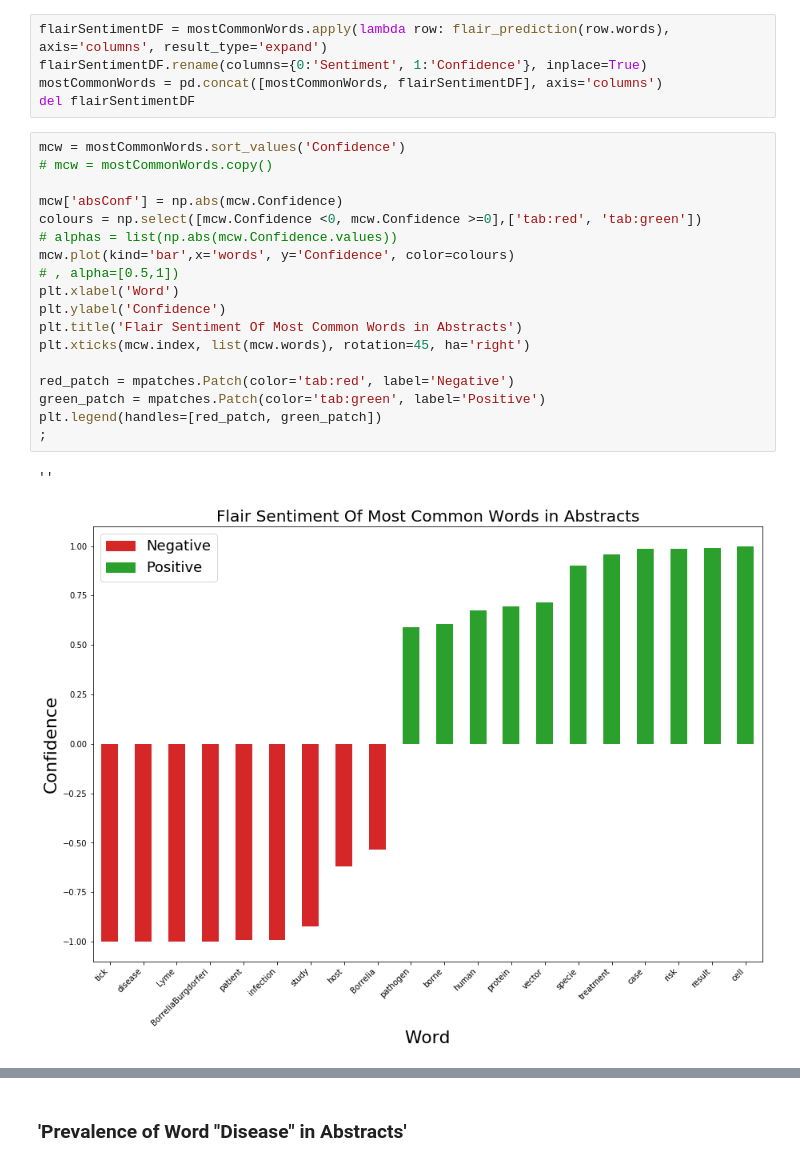
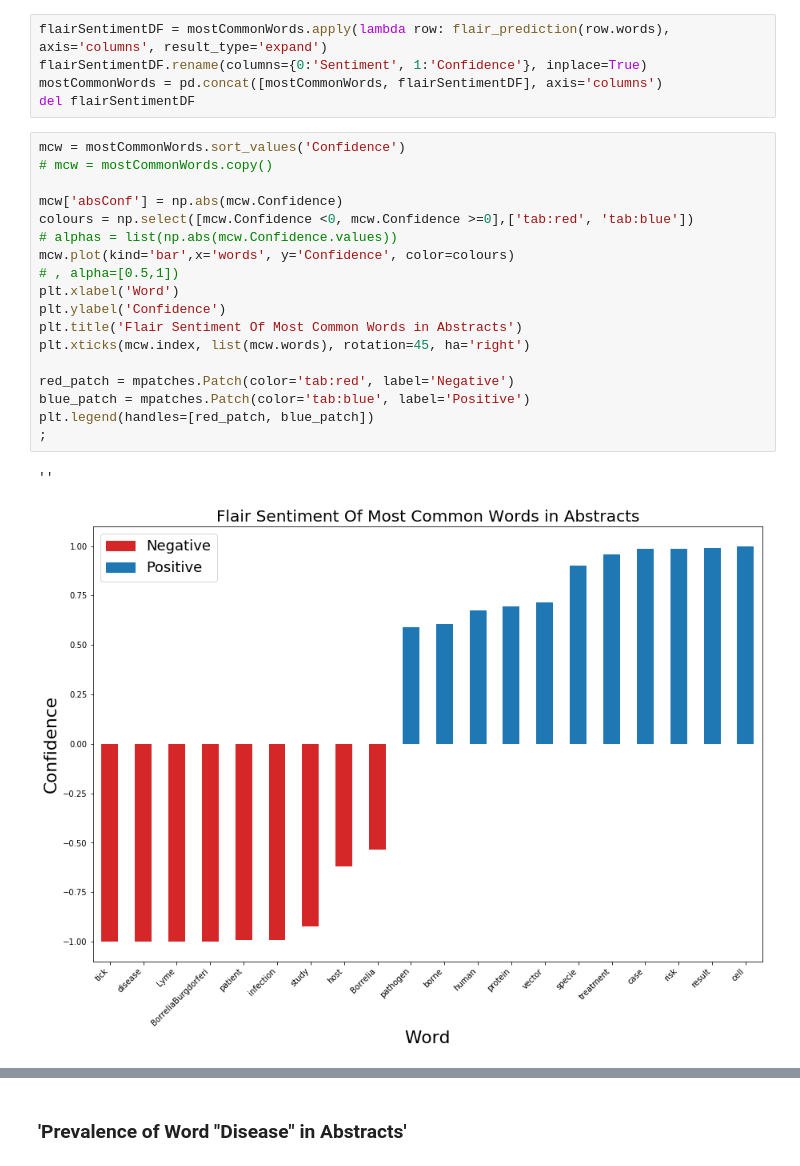
Before and after one commit to PlaybookData/Lyme-Disease-Framing-Analysis, a Jupyter notebook: DataAnalysis.ipynb, the cells around one changed output, grey strips where cells are left out. Drawn from its saved outputs; the diff is of its cells as text.

```diff
--- a/DataAnalysis.ipynb
+++ b/DataAnalysis.ipynb
@@ -871,24 +871,24 @@ del flairSentimentDF
 # %%
 mcw = mostCommonWords.sort_values('Confidence')
 # mcw = mostCommonWords.copy()
 
 mcw['absConf'] = np.abs(mcw.Confidence)
-colours = np.select([mcw.Confidence <0, mcw.Confidence >=0],['tab:red', 'tab:green'])
+colours = np.select([mcw.Confidence <0, mcw.Confidence >=0],['tab:red', 'tab:blue'])
 # alphas = list(np.abs(mcw.Confidence.values))
 mcw.plot(kind='bar',x='words', y='Confidence', color=colours)
 # , alpha=[0.5,1])
 plt.xlabel('Word')
 plt.ylabel('Confidence')
 plt.title('Flair Sentiment Of Most Common Words in Abstracts')
 plt.xticks(mcw.index, list(mcw.words), rotation=45, ha='right')
 
 red_patch = mpatches.Patch(color='tab:red', label='Negative')
-green_patch = mpatches.Patch(color='tab:green', label='Positive')
-plt.legend(handles=[red_patch, green_patch])
+blue_patch = mpatches.Patch(color='tab:blue', label='Positive')
+plt.legend(handles=[red_patch, blue_patch])
 ;
 # %% [output]
 ''
-[figure, old version]
+[figure, new version]
 # %%
 # mcw = mostCommonWords.sort_values('Confidence')
 mcw = mostCommonWords.copy()
```
Also changed, not shown: parts of 49 cells of this notebook.
